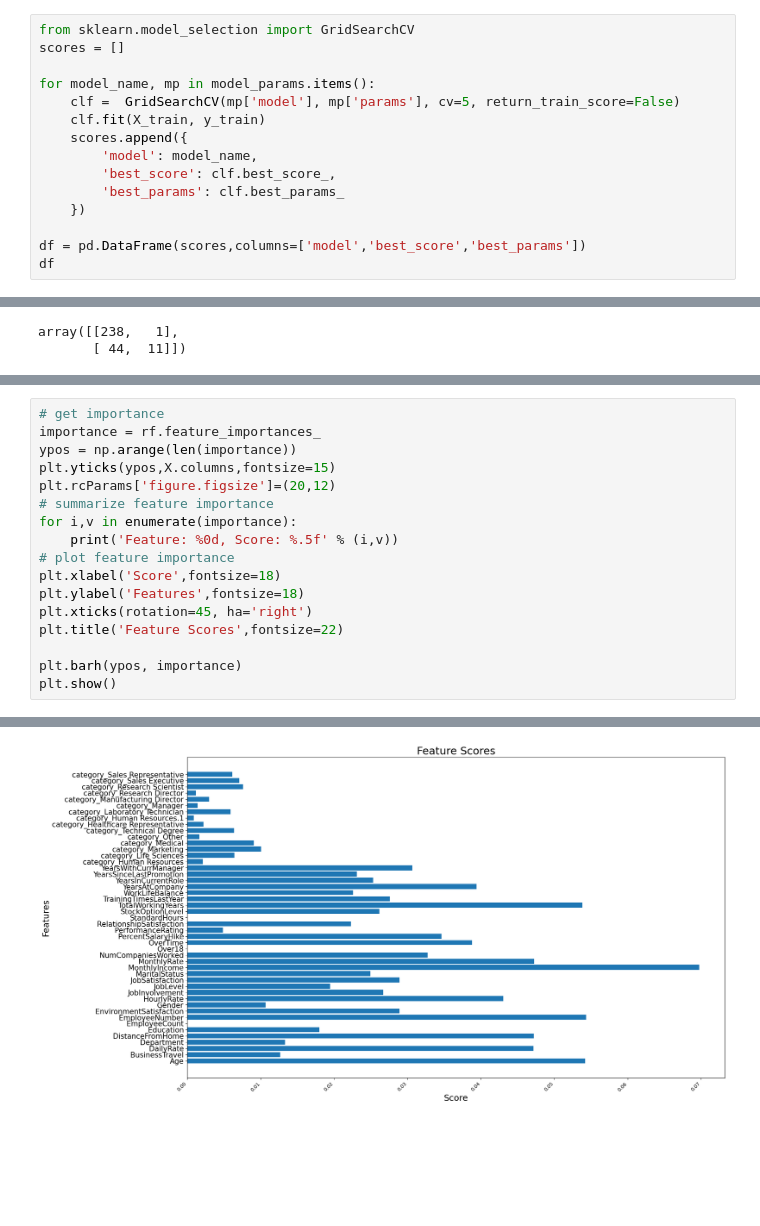
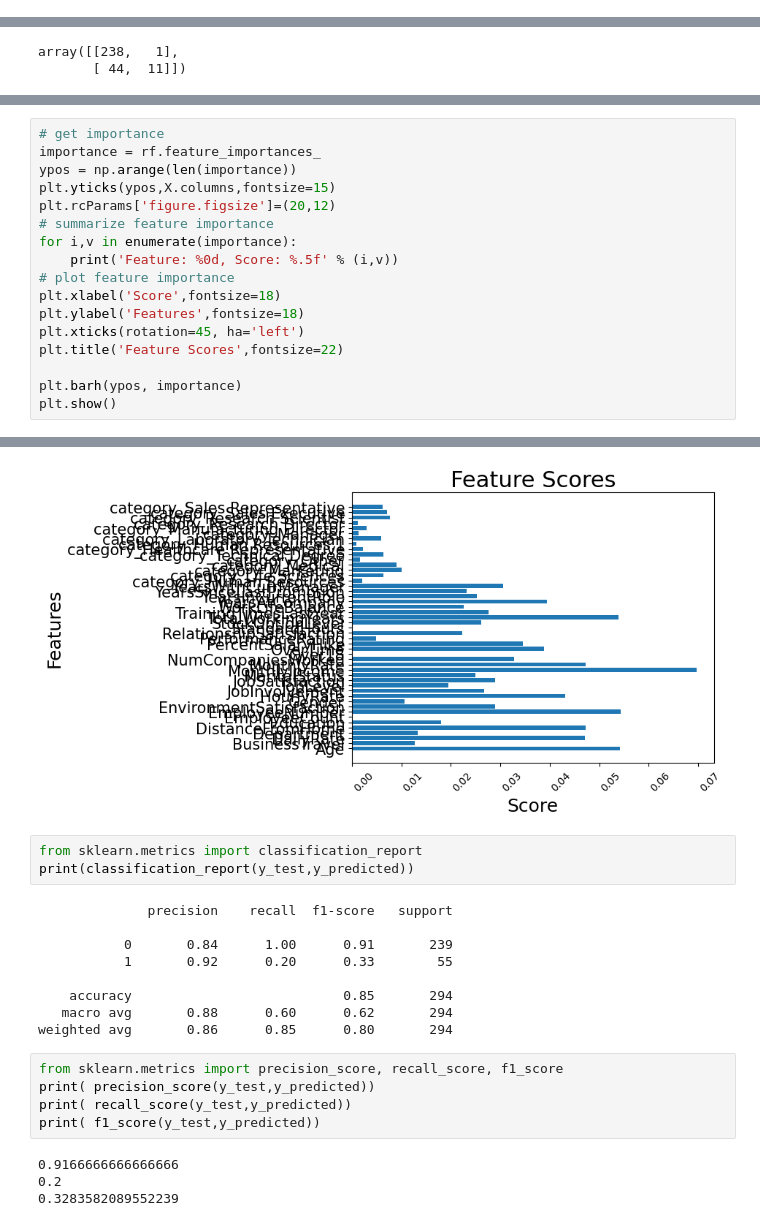
Before and after one commit to Technocolabs100/Acme-AttritionForecast-Analysis-and-Prediction, a Jupyter notebook: Acme_employee_attrition_prediction.ipynb, the cells around one changed output, grey strips where cells are left out. Drawn from its saved outputs; the diff is of its cells as text; blank space fills up the shorter version.

```diff
--- a/Acme_employee_attrition_prediction.ipynb
+++ b/Acme_employee_attrition_prediction.ipynb
@@ -259,15 +214,0 @@ model_params = {
-# %%
-from sklearn.model_selection import GridSearchCV
-scores = []
-
-for model_name, mp in model_params.items():
-    clf =  GridSearchCV(mp['model'], mp['params'], cv=5, return_train_score=False)
-    clf.fit(X_train, y_train)
-    scores.append({
-        'model': model_name,
-        'best_score': clf.best_score_,
-        'best_params': clf.best_params_
-    })
-
-df = pd.DataFrame(scores,columns=['model','best_score','best_params'])
-df
@@ -338,32 +258,53 @@ ypos = np.arange(len(importance))
 plt.yticks(ypos,X.columns,fontsize=15)
 plt.rcParams['figure.figsize']=(20,12)
 # summarize feature importance
 for i,v in enumerate(importance):
     print('Feature: %0d, Score: %.5f' % (i,v))
 # plot feature importance
 plt.xlabel('Score',fontsize=18)
 plt.ylabel('Features',fontsize=18)
-plt.xticks(rotation=45, ha='right')
+plt.xticks(rotation=45, ha='left')
 plt.title('Feature Scores',fontsize=22)
 
 plt.barh(ypos, importance)
 plt.show()
 # %% [output]
 Feature: 0, Score: 0.05421
 Feature: 1, Score: 0.01269
 Feature: 2, Score: 0.04717
 Feature: 3, Score: 0.01335
 Feature: 4, Score: 0.04720
 Feature: 5, Score: 0.01802
 Feature: 6, Score: 0.00000
 Feature: 7, Score: 0.05433
 Feature: 8, Score: 0.02891
 Feature: 9, Score: 0.01068
 Feature: 10, Score: 0.04306
 Feature: 11, Score: 0.02672
 ... (31 lines left out)
 Feature: 43, Score: 0.00118
 Feature: 44, Score: 0.00763
 Feature: 45, Score: 0.00708
 Feature: 46, Score: 0.00615
-[figure, old version]
+[figure, new version]
+# %%
+from sklearn.metrics import classification_report
+print(classification_report(y_test,y_predicted))
+# %% [output]
+              precision    recall  f1-score   support
+
+           0       0.84      1.00      0.91       239
+           1       0.92      0.20      0.33        55
+
+    accuracy                           0.85       294
+   macro avg       0.88      0.60      0.62       294
+weighted avg       0.86      0.85      0.80       294
+# %%
+from sklearn.metrics import precision_score, recall_score, f1_score
+print( precision_score(y_test,y_predicted))
+print( recall_score(y_test,y_predicted))
+print( f1_score(y_test,y_predicted))
+# %% [output]
+0.9166666666666666
+0.2
+0.3283582089552239
```
Also changed, not shown: parts of 12 cells of this notebook.
